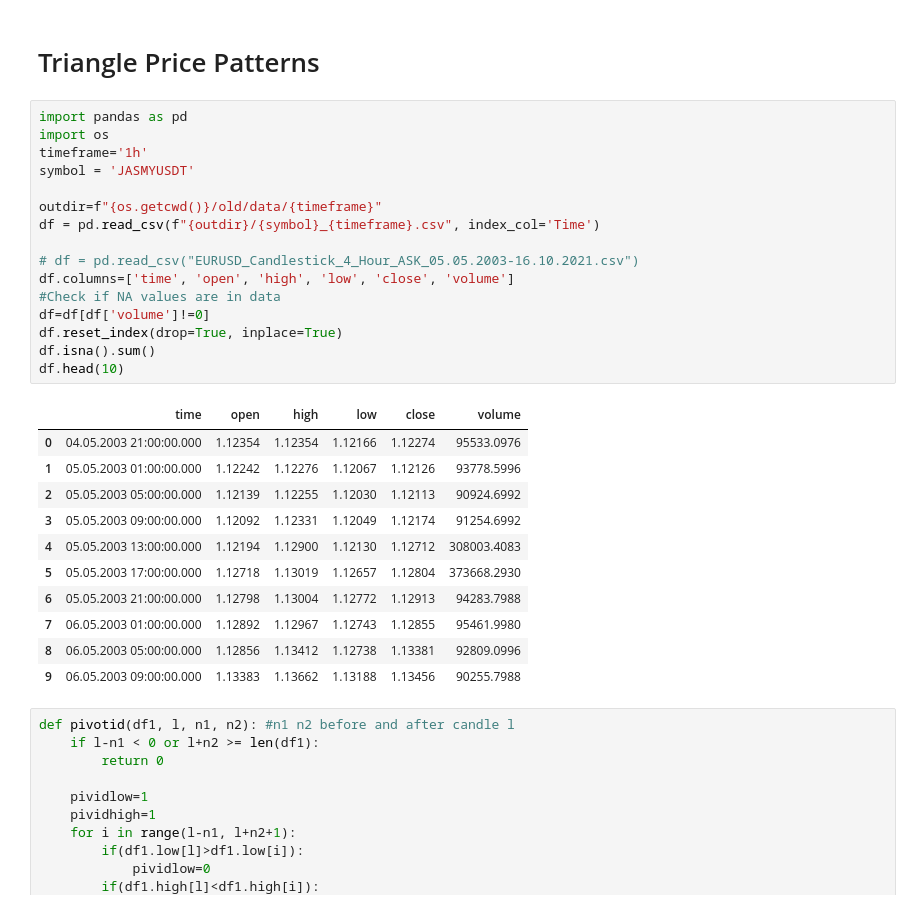
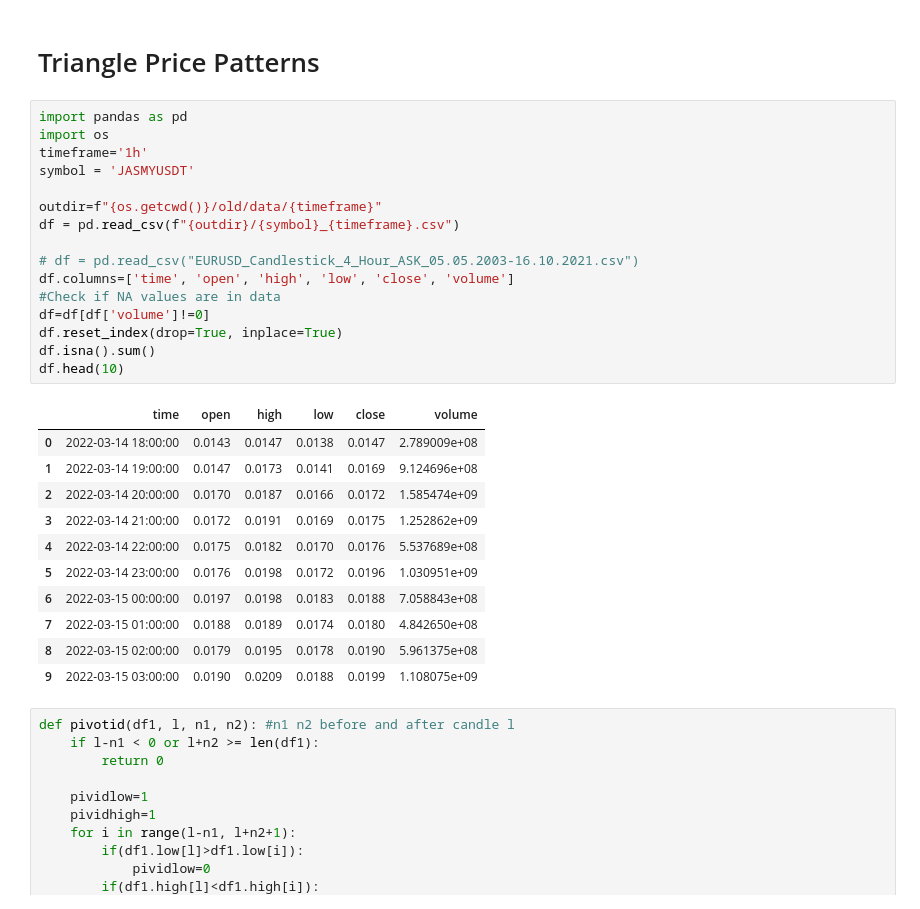
Before and after one commit to elcreek/work, a Jupyter notebook: TrianglePricePatterns.ipynb, the cells around one changed output. Drawn from its saved outputs; the diff is of its cells as text.

```diff
--- a/TrianglePricePatterns.ipynb
+++ b/TrianglePricePatterns.ipynb
@@ -3,31 +3,31 @@
 # %%
 import pandas as pd
 import os
 timeframe='1h'
 symbol = 'JASMYUSDT'
 
 outdir=f"{os.getcwd()}/old/data/{timeframe}"
-df = pd.read_csv(f"{outdir}/{symbol}_{timeframe}.csv", index_col='Time')
+df = pd.read_csv(f"{outdir}/{symbol}_{timeframe}.csv")
 
 # df = pd.read_csv("EURUSD_Candlestick_4_Hour_ASK_05.05.2003-16.10.2021.csv")
 df.columns=['time', 'open', 'high', 'low', 'close', 'volume']
 #Check if NA values are in data
 df=df[df['volume']!=0]
 df.reset_index(drop=True, inplace=True)
 df.isna().sum()
 df.head(10)
 # %% [output]
 |  | time | open | high | low | close | volume |
-| 0 | 04.05.2003 21:00:00.000 | 1.12354 | 1.12354 | 1.12166 | 1.12274 | 95533.0976 |
-| 1 | 05.05.2003 01:00:00.000 | 1.12242 | 1.12276 | 1.12067 | 1.12126 | 93778.5996 |
-| 2 | 05.05.2003 05:00:00.000 | 1.12139 | 1.12255 | 1.12030 | 1.12113 | 90924.6992 |
-| 3 | 05.05.2003 09:00:00.000 | 1.12092 | 1.12331 | 1.12049 | 1.12174 | 91254.6992 |
-| 4 | 05.05.2003 13:00:00.000 | 1.12194 | 1.12900 | 1.12130 | 1.12712 | 308003.4083 |
-| 5 | 05.05.2003 17:00:00.000 | 1.12718 | 1.13019 | 1.12657 | 1.12804 | 373668.2930 |
-| 6 | 05.05.2003 21:00:00.000 | 1.12798 | 1.13004 | 1.12772 | 1.12913 | 94283.7988 |
-| 7 | 06.05.2003 01:00:00.000 | 1.12892 | 1.12967 | 1.12743 | 1.12855 | 95461.9980 |
-| 8 | 06.05.2003 05:00:00.000 | 1.12856 | 1.13412 | 1.12738 | 1.13381 | 92809.0996 |
-| 9 | 06.05.2003 09:00:00.000 | 1.13383 | 1.13662 | 1.13188 | 1.13456 | 90255.7988 |
+| 0 | 2022-03-14 18:00:00 | 0.0143 | 0.0147 | 0.0138 | 0.0147 | 2.789009e+08 |
+| 1 | 2022-03-14 19:00:00 | 0.0147 | 0.0173 | 0.0141 | 0.0169 | 9.124696e+08 |
+| 2 | 2022-03-14 20:00:00 | 0.0170 | 0.0187 | 0.0166 | 0.0172 | 1.585474e+09 |
+| 3 | 2022-03-14 21:00:00 | 0.0172 | 0.0191 | 0.0169 | 0.0175 | 1.252862e+09 |
+| 4 | 2022-03-14 22:00:00 | 0.0175 | 0.0182 | 0.0170 | 0.0176 | 5.537689e+08 |
+| 5 | 2022-03-14 23:00:00 | 0.0176 | 0.0198 | 0.0172 | 0.0196 | 1.030951e+09 |
+| 6 | 2022-03-15 00:00:00 | 0.0197 | 0.0198 | 0.0183 | 0.0188 | 7.058843e+08 |
+| 7 | 2022-03-15 01:00:00 | 0.0188 | 0.0189 | 0.0174 | 0.0180 | 4.842650e+08 |
+| 8 | 2022-03-15 02:00:00 | 0.0179 | 0.0195 | 0.0178 | 0.0190 | 5.961375e+08 |
+| 9 | 2022-03-15 03:00:00 | 0.0190 | 0.0209 | 0.0188 | 0.0199 | 1.108075e+09 |
 # %%
 def pivotid(df1, l, n1, n2): #n1 n2 before and after candle l
     if l-n1 < 0 or l+n2 >= len(df1):
```
Also changed, not shown: parts of 3 cells of this notebook, 2 other files.
